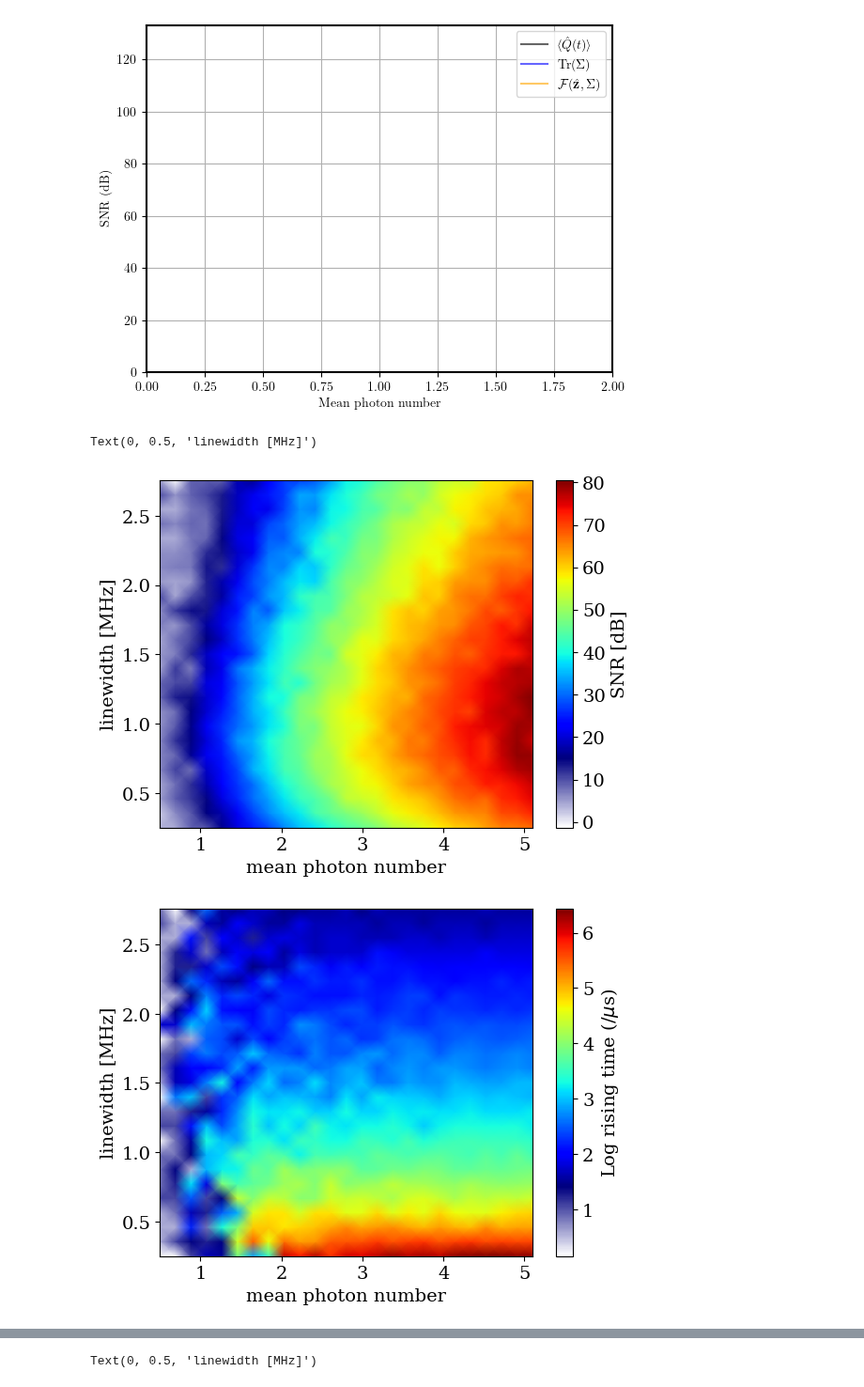
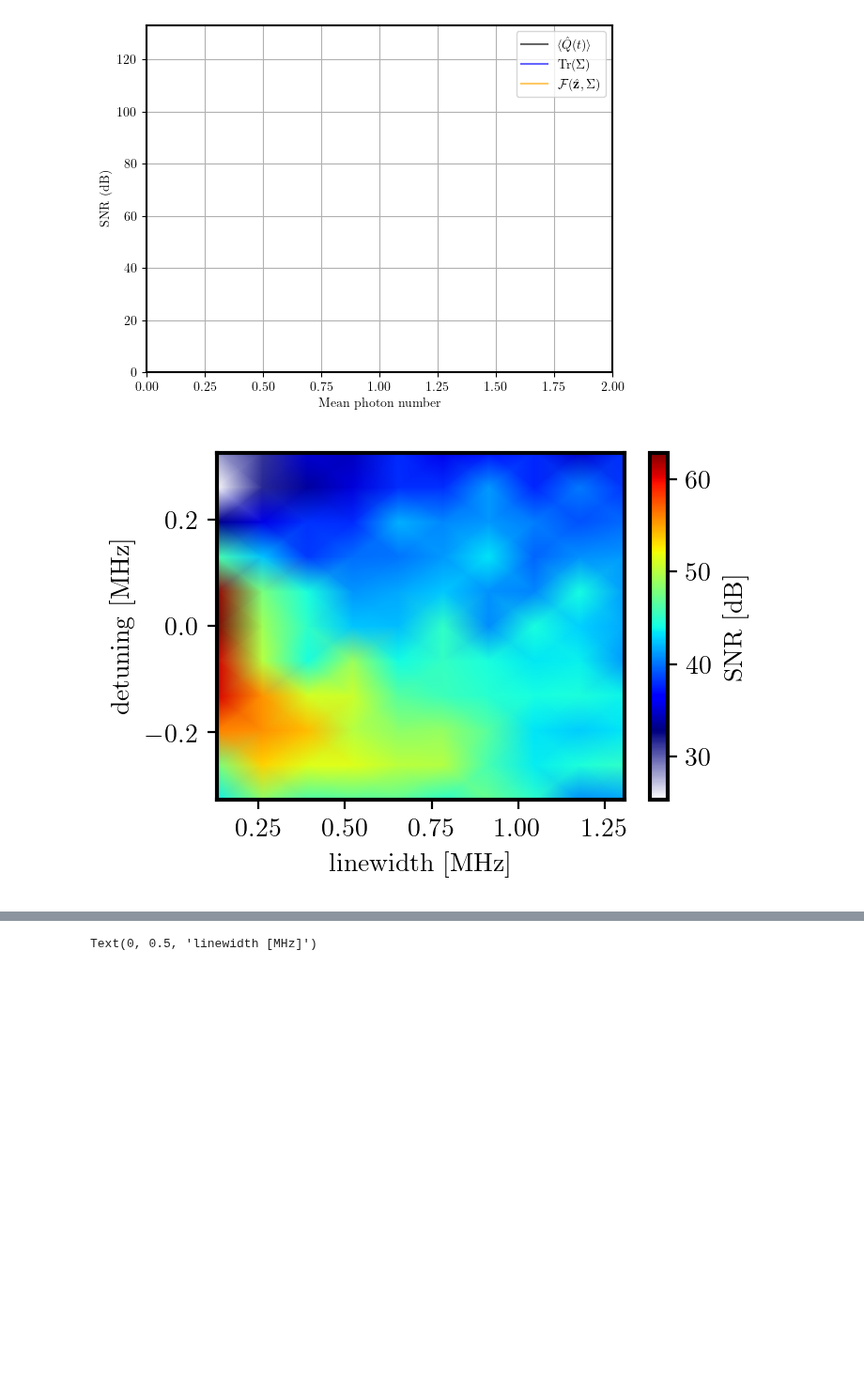
Before and after one commit to QuantumAdventures/single-photons, a Jupyter notebook: notebooks/5. SNR calculation and parameter space scanning.ipynb, the cells around one changed output, grey strips where cells are left out. Shown at 94% size. Saved outputs shown, nothing was run; the diff lists cells and outputs as text; code cells hidden in the pictures; blank space fills up the shorter version.

Commit message:
minor fix
fixed parameter inconsistency involving detuning and the beam frequency. updated SNR notebook, reduced total simulation time on notebooks 5 and 6

```diff
--- a/notebooks/5. SNR calculation and parameter space scanning.ipynb
+++ b/notebooks/5. SNR calculation and parameter space scanning.ipynb
@@ -248,19 +153,0 @@ Dynamical instability: False
-# %%
-signal = estimated_states[:,2][::control_step]
-#signal = 1/(1-fidelity/max(fidelity))
-colors = ['#2E86C1', '#85C1E9', '#1B4F72']
-fig = plt.figure()
-factor = 1
-fig.set_size_inches(4.25*factor, 3.25*factor, forward=True)
-x = 1e3*t[::control_step][:signal.shape[0]]
-plt.plot(x, new_states[::control_step, 2]*zp_x/1e-9, color=colors[2])
-plt.plot(x, measured_states[::control_step]*zp_x/1e-9, color = colors[2], alpha=0.3)#, alpha = 0.3, label = 'Measurement')
-plt.plot(x,signal*zp_x/1e-9,color = colors[0])
-#plt.plot(x, signal, color = colors[0])
-plt.xlabel(r'$t$ (ms)')
-plt.ylabel(r'$z(t)$ (nm)')
-plt.grid()
-#plt.ylim([-0.4, 0.2])
-plt.legend(['State', 'Measurement','Estimation'],loc = 'lower left')
-plt.show()
-#ax.text(0.2, 0.8, r'SNR = {:.2}dB'.format(10*np.log10(SNR)), fontsize=15)
@@ -316,38 +201,25 @@ plt.show()
 # %% [output]
 [figure]
 # %%
+factor = 1
+fig = plt.figure()
+plt.rcParams.update({'font.size': 10})
+plt.rcParams['axes.linewidth'] = 1.5
+fig.set_size_inches(3.5*factor, 2.4*factor, forward = True)
+
 upper = cm.jet(np.arange(256))
 lower = np.ones((int(256/4),4))
 for i in range(3):
     lower[:,i] = np.linspace(1, upper[0,i], lower.shape[0])
 cmap = np.vstack(( lower, upper ))
 cmap = colors.ListedColormap(cmap, name='myColorMap', N=cmap.shape[0])
 
-Y = linewidths*omega*1e-6
-X,Y = np.meshgrid(numbers,Y)
-Z = 10*np.log(np.array(SNR))
-plt.pcolormesh(X,Y,Z,shading = 'gouraud',cmap = cmap)
+X,Y = np.meshgrid(linewidths/1e6,detunings*omega/1e6)
+Z = SNR_data
+plt.pcolormesh(X,Y,Z.T,shading = 'gouraud',cmap = cmap)
 plt.colorbar(label = 'SNR [dB]')
-plt.xlabel('mean photon number')
-plt.ylabel('linewidth [MHz]')
-#np.savetxt('SNR_backup.txt', Z, fmt='%d')
-
-plt.figure()
-Z = np.log(np.array(rising)*1e6)
-plt.pcolormesh(X,Y,Z,shading = 'gouraud',cmap = cmap)
-plt.colorbar(label = 'Log rising time (/$\mu$s)')
-plt.xlabel('mean photon number')
-plt.ylabel('linewidth [MHz]')
-#np.savetxt('rising_backup.txt', Z, fmt='%d')
-
-plt.figure()
-Z = np.log(np.array(acommodation)*1e6)
-plt.pcolormesh(X,Y,Z,shading = 'gouraud',cmap = cmap)
-plt.colorbar(label = 'Log acommodation time (/$\mu$s)')
-plt.xlabel('mean photon number')
-plt.ylabel('linewidth [MHz]')
-#np.savetxt('acommodation_backup.txt', Z, fmt='%d')
+plt.xlabel('linewidth [MHz]')
+plt.ylabel('detuning [MHz]')
+np.savetxt('SNR_backup.txt', Z, fmt='%d')
 # %% [output]
-Text(0, 0.5, 'linewidth [MHz]')
-[figure, old version]
+[figure, new version]
-[figure, removed]
```
Also changed, not shown: parts of 14 cells of this notebook, 5 other files.
